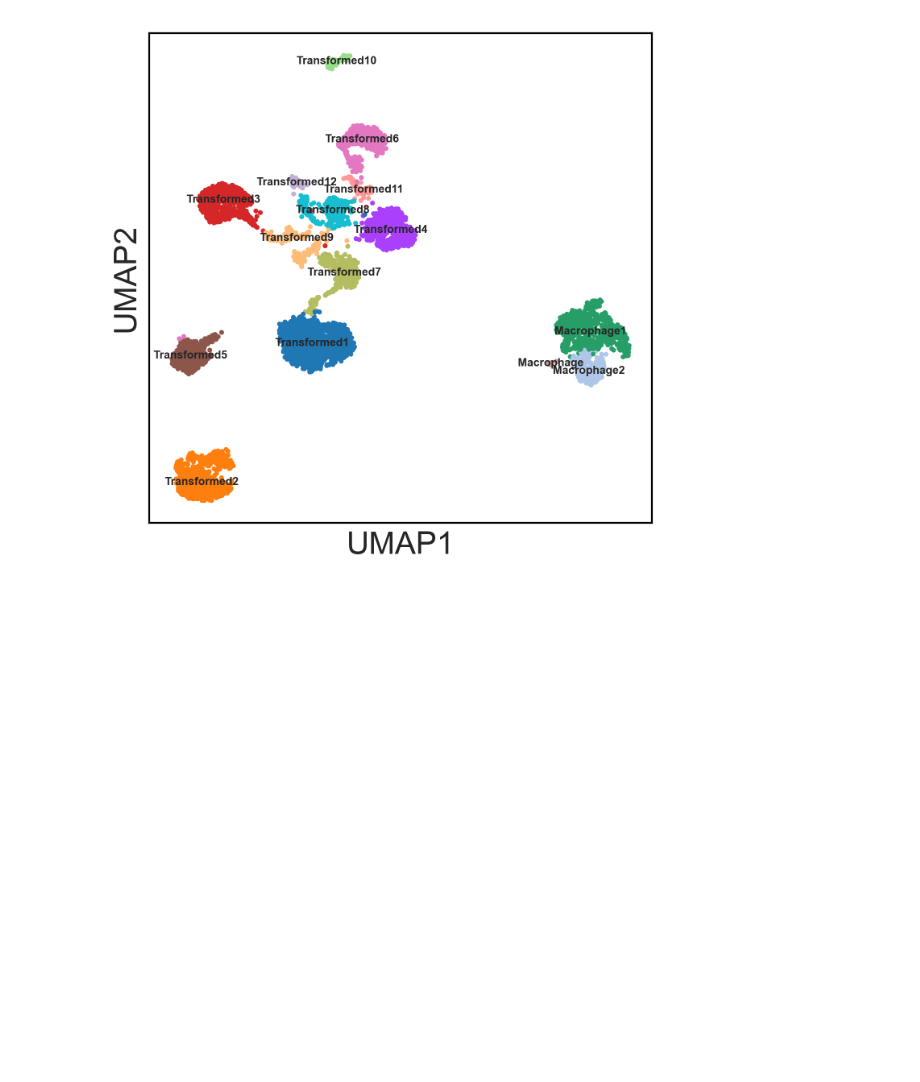
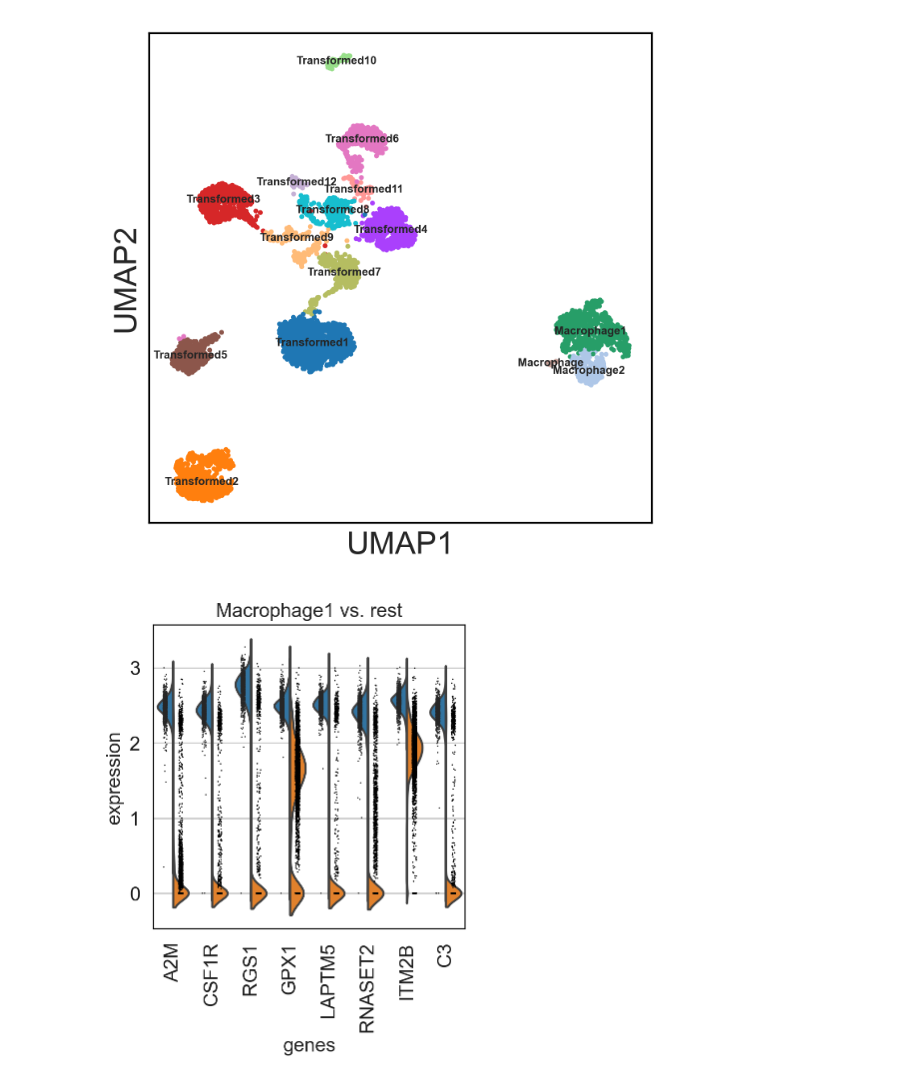
Before and after one commit to Champions-Oncology/Workspaces, a Jupyter notebook: 2examples_in_Python/astrocytoma_glioblastoma_in_python.ipynb, the cells around one changed output. Saved outputs shown, nothing was run; the diff lists cells and outputs as text; code cells hidden in the pictures; blank space fills up the shorter version.

Commit message:
Add the violin plots in astrocytoma_... sc1

```diff
--- a/2examples_in_Python/astrocytoma_glioblastoma_in_python.ipynb
+++ b/2examples_in_Python/astrocytoma_glioblastoma_in_python.ipynb
@@ -236,3 +236,8 @@ sc.pl.umap(adata, color='leiden', legend_loc='on data',
            title='', legend_fontsize=5)
 # %% [output]
 [figure]
+# %%
+sc.settings.set_figure_params(dpi=100)
+sc.pl.rank_genes_groups_violin(adata, groups='Macrophage1', n_genes=8)
+# %% [output]
+[figure, added]
```
Also changed, not shown: parts of 1 cell of this notebook.
